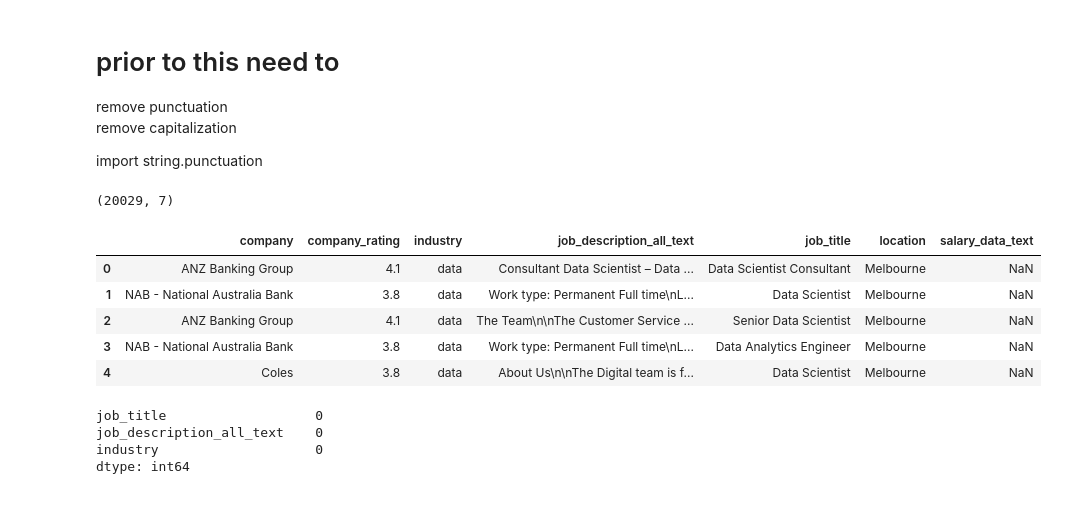
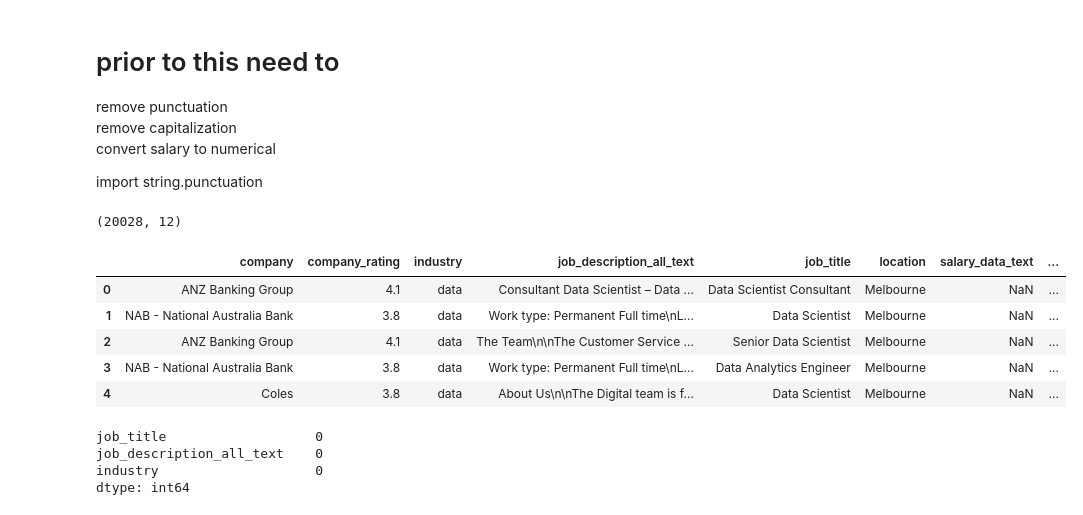
Before and after one commit to LydiaPeabody/job-description-gender-analysis, a Jupyter notebook: job_description_text_EDA.ipynb, the cells around one changed output. Drawn from its saved outputs; the diff is of its cells as text; code cells hidden in the pictures.

Commit message:
EOD Saturday, cleaning largely completed

```diff
--- a/job_description_text_EDA.ipynb
+++ b/job_description_text_EDA.ipynb
@@ -1,7 +1,8 @@
 # %% [markdown]
 # prior to this need to
 remove punctuation <br>
-remove capitalization
+remove capitalization<br>
+convert salary to numerical
 
 import string.punctuation
 # %%
@@ -31,17 +32,17 @@ from vaderSentiment.vaderSentiment import SentimentIntensityAnalyzer
 import string
 # %%
 #importing raw data
-jobs_original = pd.read_csv('./data/alljobs_nodupes.csv')
+jobs_original = pd.read_csv('./data/alljobs_clean.csv')
 print(jobs_original.shape)
 jobs_original.head()
 # %% [output]
-(20029, 7)
+(20028, 12)
-|  | company | company_rating | industry | job_description_all_text | job_title | location | salary_data_text |
-| 0 | ANZ Banking Group | 4.1 | data | Consultant Data Scientist – Data ... | Data Scientist Consultant | Melbourne | NaN |
-| 1 | NAB - National Australia Bank | 3.8 | data | Work type: Permanent Full time\nL... | Data Scientist | Melbourne | NaN |
-| 2 | ANZ Banking Group | 4.1 | data | The Team\n\nThe Customer Service ... | Senior Data Scientist | Melbourne | NaN |
-| 3 | NAB - National Australia Bank | 3.8 | data | Work type: Permanent Full time\nL... | Data Analytics Engineer | Melbourne | NaN |
-| 4 | Coles | 3.8 | data | About Us\n\nThe Digital team is f... | Data Scientist | Melbourne | NaN |
+|  | company | company_rating | industry | job_description_all_text | job_title | location | salary_data_text | ... |
+| 0 | ANZ Banking Group | 4.1 | data | Consultant Data Scientist – Data ... | Data Scientist Consultant | Melbourne | NaN | ... |
+| 1 | NAB - National Australia Bank | 3.8 | data | Work type: Permanent Full time\nL... | Data Scientist | Melbourne | NaN | ... |
+| 2 | ANZ Banking Group | 4.1 | data | The Team\n\nThe Customer Service ... | Senior Data Scientist | Melbourne | NaN | ... |
+| 3 | NAB - National Australia Bank | 3.8 | data | Work type: Permanent Full time\nL... | Data Analytics Engineer | Melbourne | NaN | ... |
+| 4 | Coles | 3.8 | data | About Us\n\nThe Digital team is f... | Data Scientist | Melbourne | NaN | ... |
 # %%
 jd_text_df = jobs_original[['job_title','job_description_all_text','industry']]
 jd_text_df.isna().sum()
```
Also changed, not shown: parts of 12 cells of this notebook, 4 other files.
